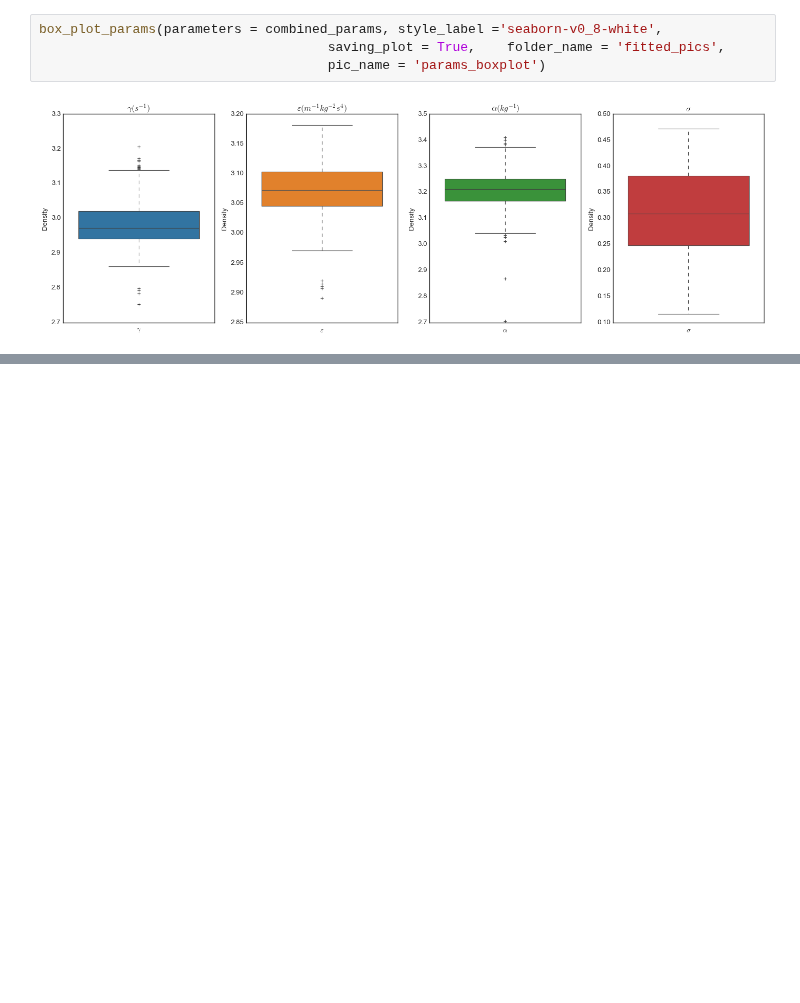
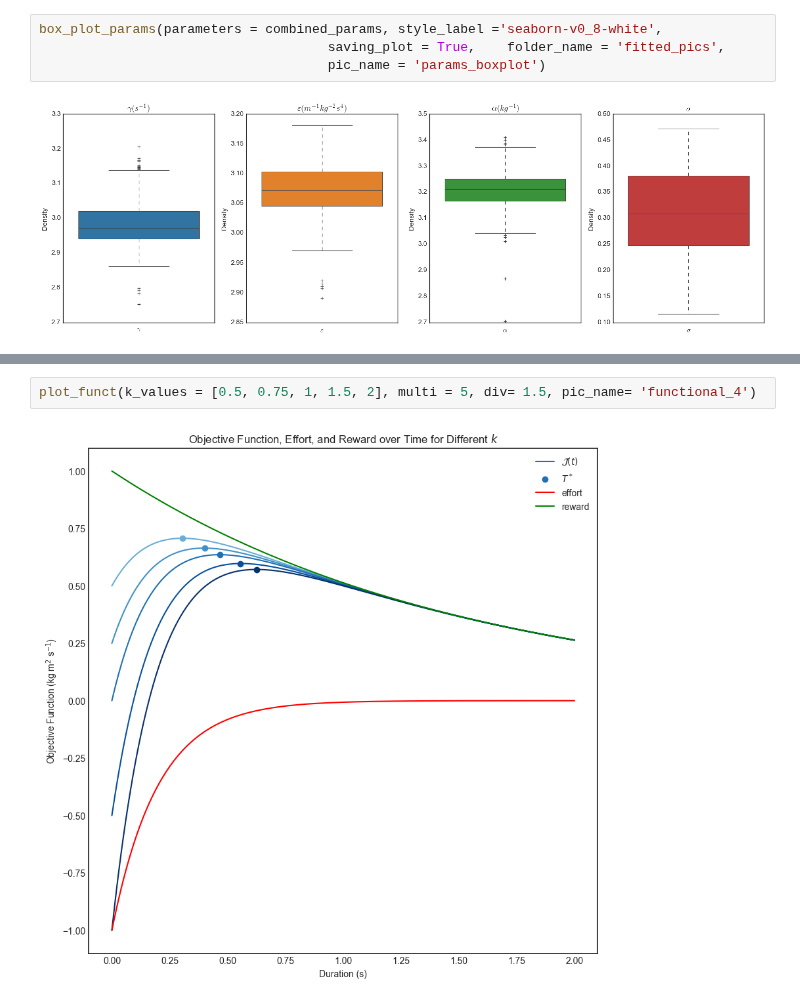
Before and after one commit to flaviaferrus/MotorControlPrediction, a Jupyter notebook: Notebooks/MultipleSubjects.ipynb, the cells around one changed output, grey strips where cells are left out. Drawn from its saved outputs; the diff is of its cells as text; blank space fills up the shorter version.

```diff
--- a/Notebooks/MultipleSubjects.ipynb
+++ b/Notebooks/MultipleSubjects.ipynb
@@ -637,0 +837,4 @@ box_plot_params(parameters = combined_params, style_label ='seaborn-v0_8-white',
+# %%
+plot_funct(k_values = [0.5, 0.75, 1, 1.5, 2], multi = 5, div= 1.5, pic_name= 'functional_4')
+# %% [output]
+[figure, added]
```
Also changed, not shown: parts of 6 cells of this notebook, 6 other files.
